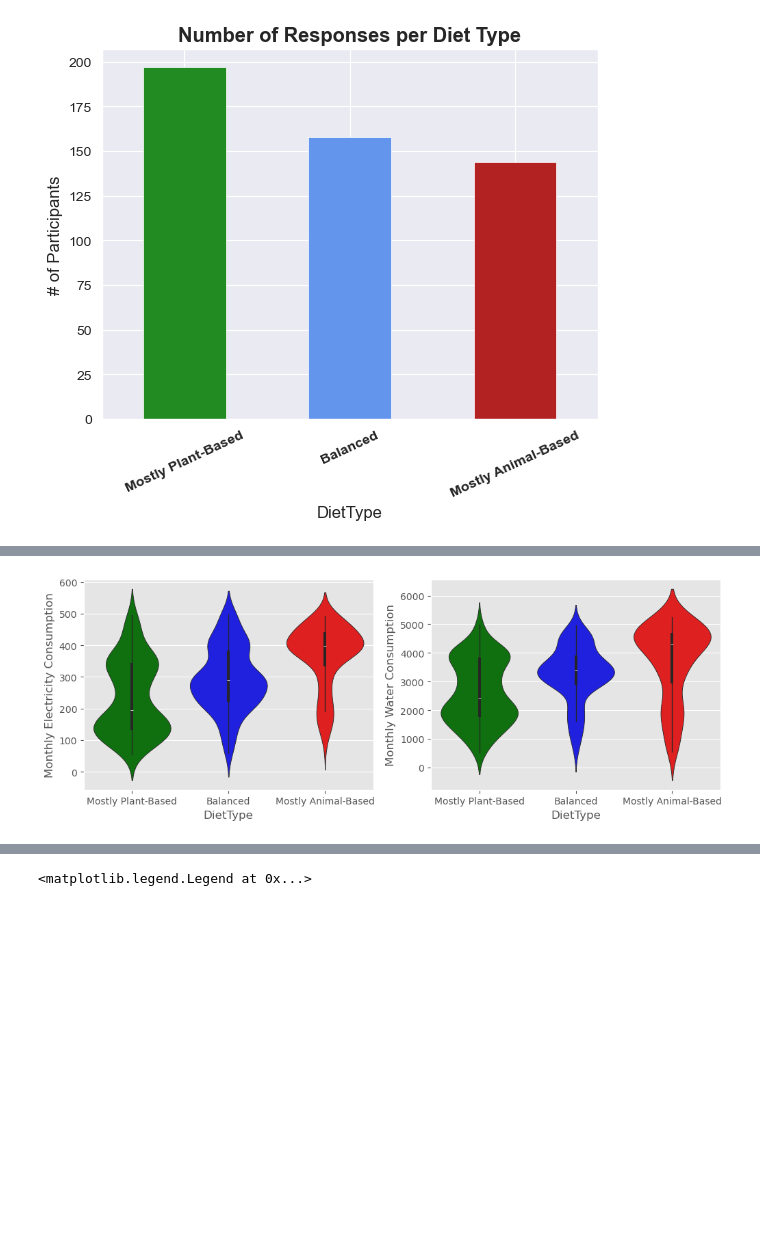
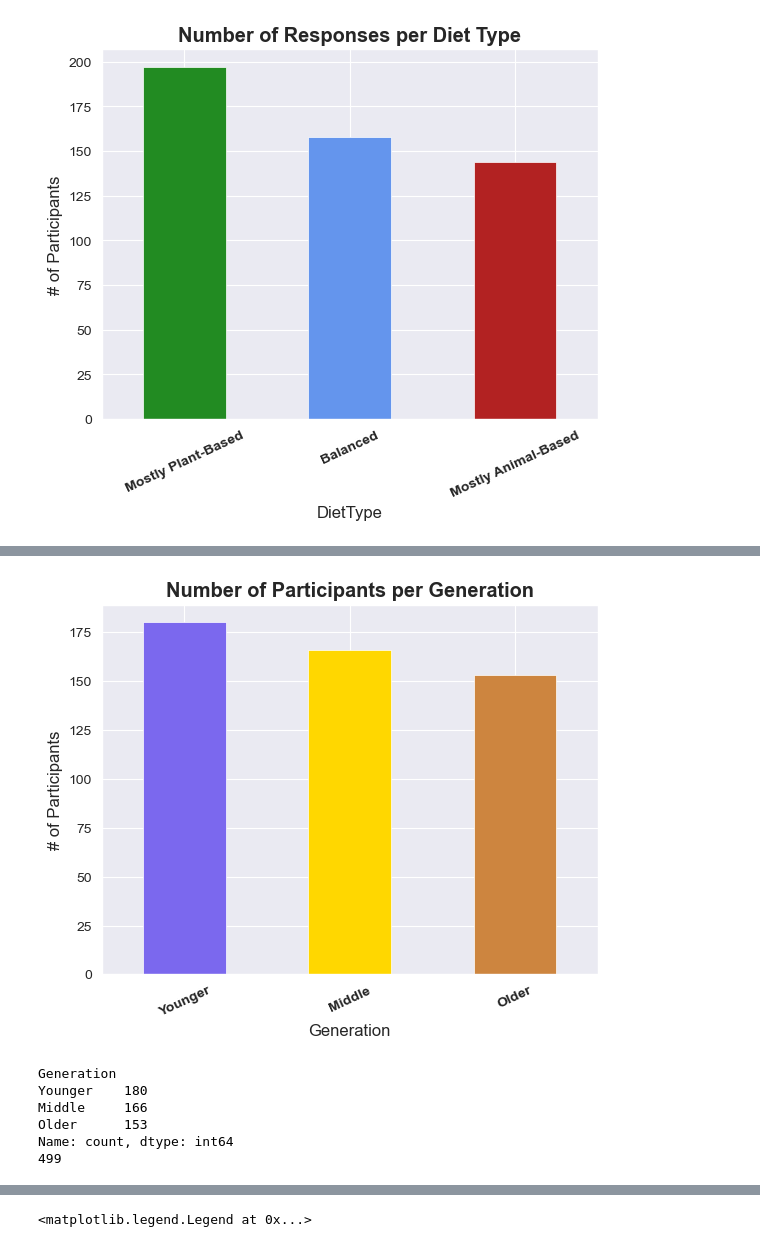
Before and after one commit to benmanzano/Data-Analysis-with-Python, a Jupyter notebook: PythonProject.ipynb, the cells around one changed output, grey strips where cells are left out. Saved outputs shown, nothing was run; the diff lists cells and outputs as text; code cells hidden in the pictures; blank space fills up the shorter version.

Commit message:
Create Generation feature and add basic  plot for generation counts

```diff
--- a/PythonProject.ipynb
+++ b/PythonProject.ipynb
@@ -55,17 +55,19 @@ color_map = {'Mostly Plant-Based': 'forestgreen',
              'Middle': 'gold',
              'Older': 'peru'}
 # %%
-plt.figure(figsize=(9,6))
-sns.scatterplot(x=df["MonthlyWaterConsumption"],y=df["MonthlyElectricityConsumption"],
-                hue = df['DietType'],style = df['DietType'], palette = color_map)  # Use the DietType as the value for the points
-                                                                                    # Use custom color map to color
+sns.set_style("darkgrid")
 
-plt.title('Water Usage in relation to Electricity usage by Diet Type')
-plt.xlabel('Monthly Water Consumption in Gallons')
-plt.ylabel('Monthly Electricity Consumption in KwH')
-plt.legend(title='Diet Type',
-          bbox_to_anchor=(1.05,1),
-          loc=('upper left'))
+Diet_counts = df['DietType'].value_counts()
+colors = Diet_counts.index.map(color_map)
+
+Diet_counts.plot(kind = 'bar', color = colors)
+plt.title('Number of Responses per Diet Type',weight = 'bold')
+plt.ylabel('# of Participants')
+
+plt.xticks(rotation = 25,weight = 'bold')
+print(Diet_counts)
+plt.savefig('diettype_count.png', dpi=100, bbox_inches='tight')
+plt.show()
 # %% [output]
 DietType
 Mostly Plant-Based     197
@@ -100,14 +78,28 @@ plt.show()
-# %%
-fig, (ax1,ax2)= plt.subplots(1,2, figsize=(12,4))
-
-sns.violinplot(data = df, x = 'DietType', y = 'MonthlyElectricityConsumption',
-               hue='DietType', palette=color_map, legend=False, ax=ax1)
-ax1.set_ylabel('Monthly Electricity Consumption')
-
-sns.violinplot(data = df, x = 'DietType', y = 'MonthlyWaterConsumption',
-               hue='DietType', palette=color_map, legend=False, ax=ax2)
-ax2.set_ylabel('Monthly Water Consumption')
-
-plt.show()
-# %% [output]
-[figure, removed]
+# %%
+import pandas as pd
+import numpy as np
+import matplotlib.pyplot as plt
+import seaborn as sns
+df = pd.read_csv('lifestyle_sustainability_data.csv')
+df['Generation']= df['Age'].apply(lambda a: 'Older' if a > 55 else 'Middle' if 55>a >35 else 'Younger')
+
+Generation_counts = df['Generation'].value_counts()
+colors = Generation_counts.index.map(color_map)
+
+Generation_counts.plot(kind = 'bar', color = colors)
+plt.title('Number of Participants per Generation',weight = 'bold')
+plt.ylabel('# of Participants')
+plt.xticks(rotation = 25,weight = 'bold')
+plt.savefig('generation_count.png', dpi=100, bbox_inches='tight')
+plt.show()
+print(Generation_counts)
+print(sum(Generation_counts))
+print('\n')
+# %% [output]
+[figure, added]
+Generation
+Younger    180
+Middle     166
+Older      153
+Name: count, dtype: int64
+499
```
Also changed, not shown: parts of 6 cells of this notebook.
